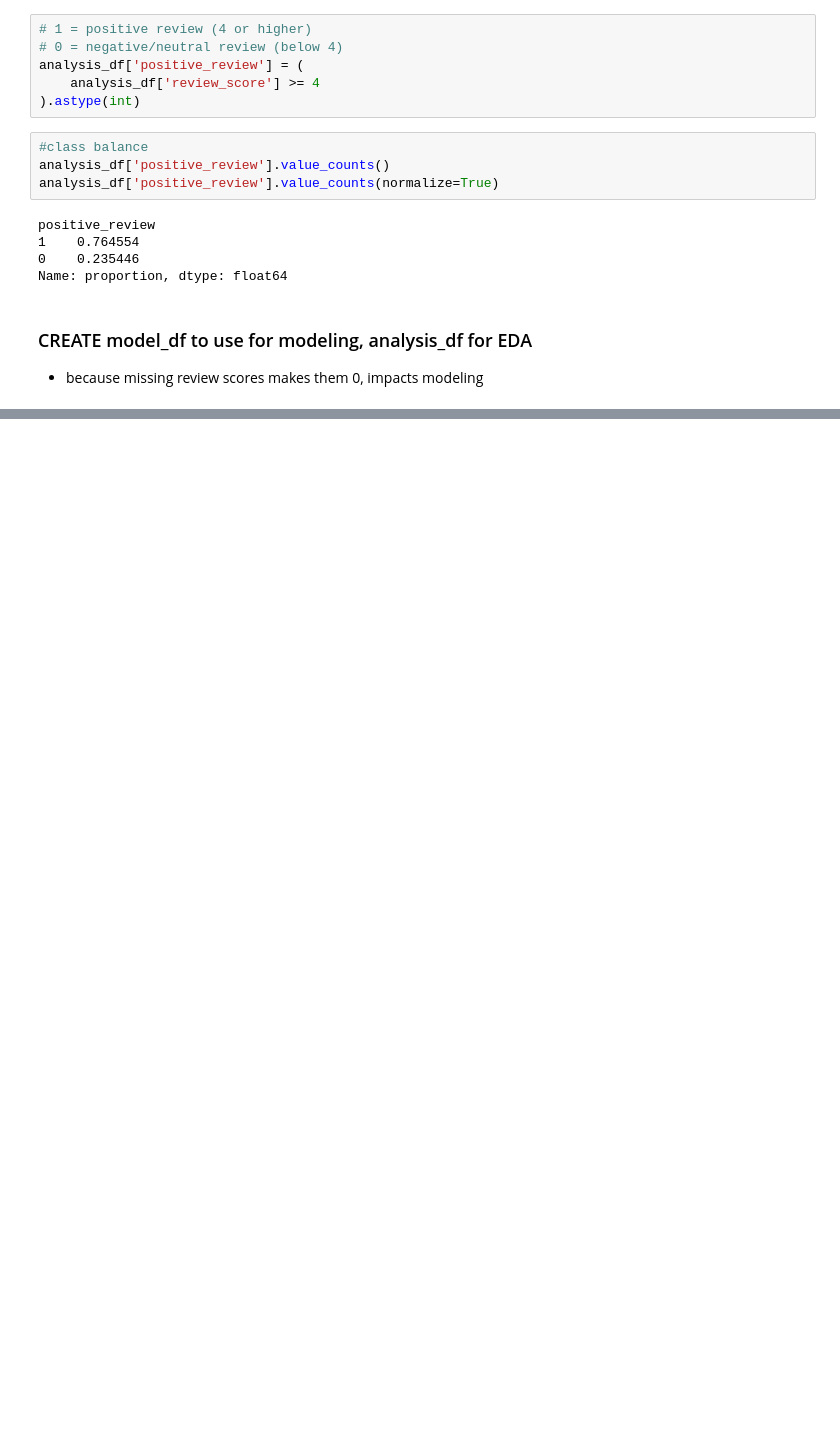
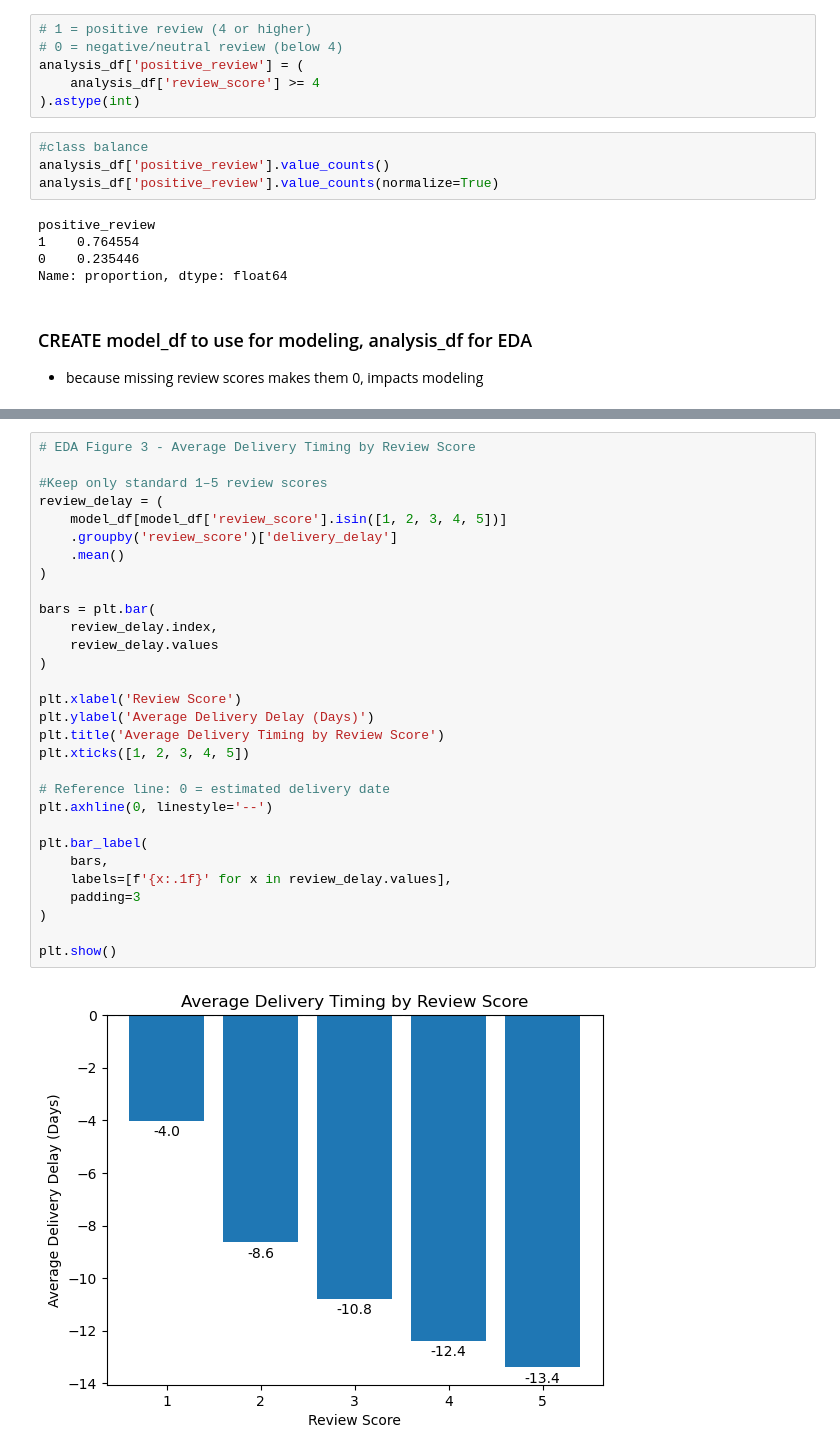
Before and after one commit to evz18/retail-analytics-capstone, a Jupyter notebook: olist/Olist_dataset.ipynb, the cells around one changed output, grey strips where cells are left out. Drawn from its saved outputs; the diff is of its cells as text; blank space fills up the shorter version.

```diff
--- a/olist/Olist_dataset.ipynb
+++ b/olist/Olist_dataset.ipynb
@@ -538,0 +682,32 @@ model_df['positive_review'] = (
+# %%
+# EDA Figure 3 - Average Delivery Timing by Review Score
+
+#Keep only standard 1–5 review scores
+review_delay = (
+    model_df[model_df['review_score'].isin([1, 2, 3, 4, 5])]
+    .groupby('review_score')['delivery_delay']
+    .mean()
+)
+
+bars = plt.bar(
+    review_delay.index,
+    review_delay.values
+)
+
+plt.xlabel('Review Score')
+plt.ylabel('Average Delivery Delay (Days)')
+plt.title('Average Delivery Timing by Review Score')
+plt.xticks([1, 2, 3, 4, 5])
+
+# Reference line: 0 = estimated delivery date
+plt.axhline(0, linestyle='--')
+
+plt.bar_label(
+    bars,
+    labels=[f'{x:.1f}' for x in review_delay.values],
+    padding=3
+)
+
+plt.show()
+# %% [output]
+[figure, added]
```
Also changed, not shown: parts of 64 cells of this notebook.
